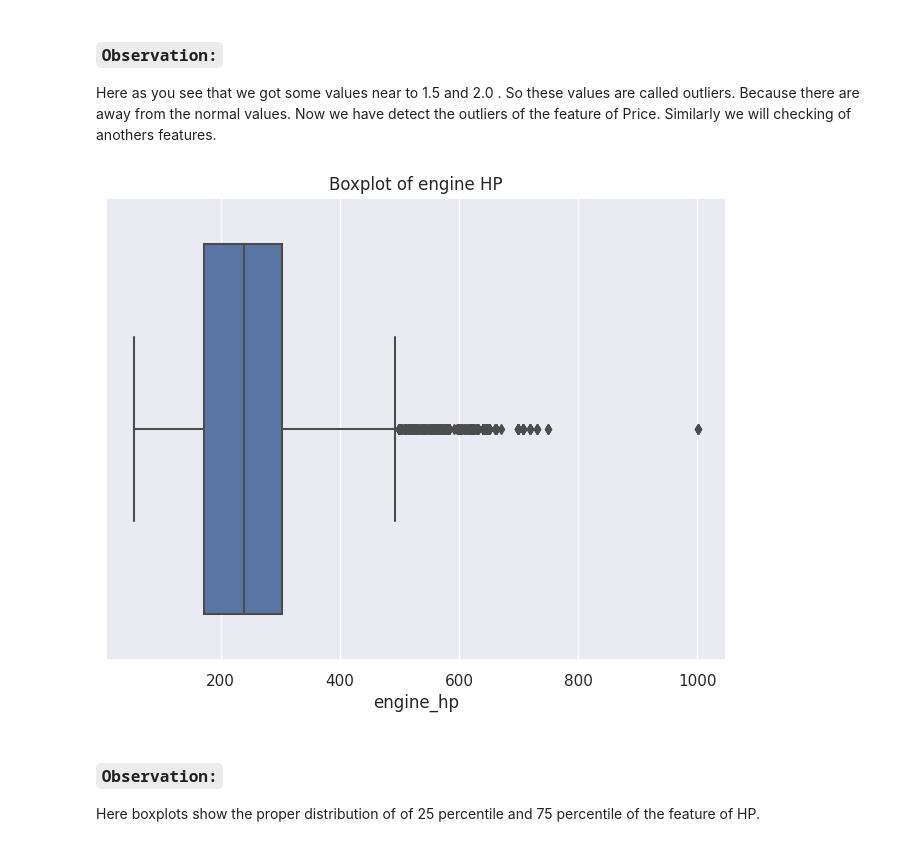
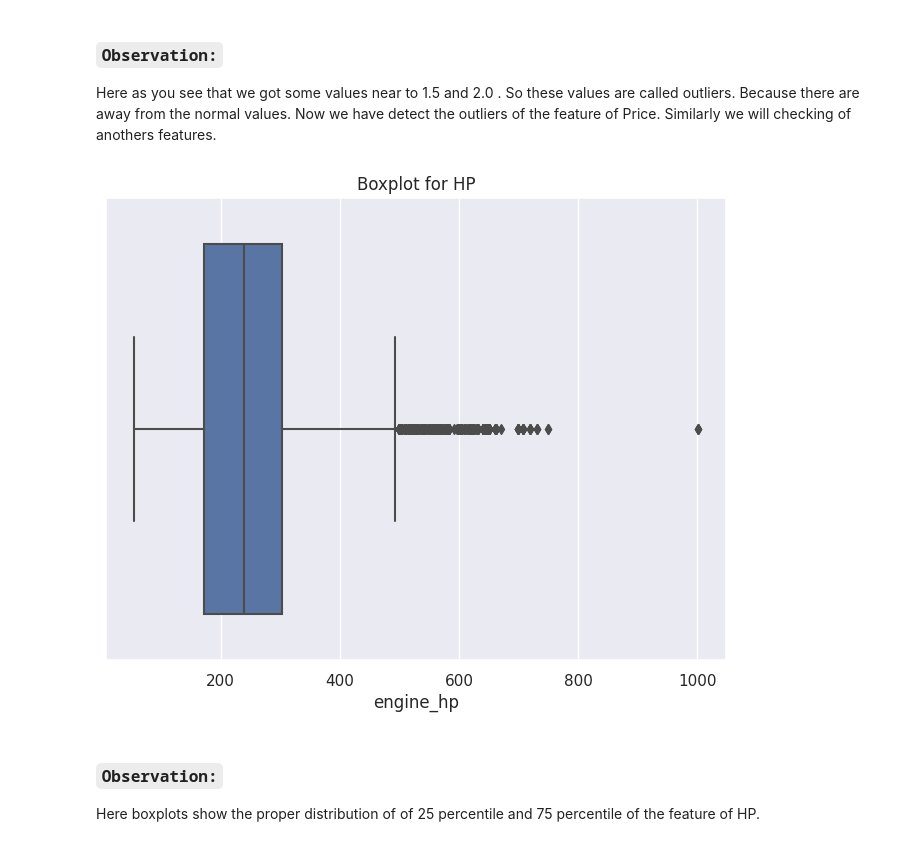
Before and after one commit to Nithya1111/Python_Data_Science_Course, a Jupyter notebook: EDA_Assignment_Day_14_Nithya.ipynb, the cells around one changed output. Cells and saved outputs as stored; diff of their text form; code cells hidden in the pictures.

```diff
--- a/EDA_Assignment_Day_14_Nithya.ipynb
+++ b/EDA_Assignment_Day_14_Nithya.ipynb
@@ -305,12 +268,13 @@ Here as you see that we got some values near to 1.5 and 2.0 . So these values ar
 Now we have detect the outliers of the feature of Price. Similarly we will checking of anothers features.
 # %%
 ## PLot a boxplot for 'HP' columns in dataset
+
 plt.figure(figsize=(8,6))
 sns.boxplot(x=df['engine_hp'])
-plt.title("Boxplot of engine HP")
+plt.title("Boxplot for HP")
 plt.show()
 # %% [output]
-[figure, old version]
+[figure, new version]
 # %% [markdown]
 ### **`Observation:`**<br>
 Here boxplots show the proper distribution of of 25 percentile and 75 percentile of the feature of HP.
```
Also changed, not shown: parts of 22 cells of this notebook.
